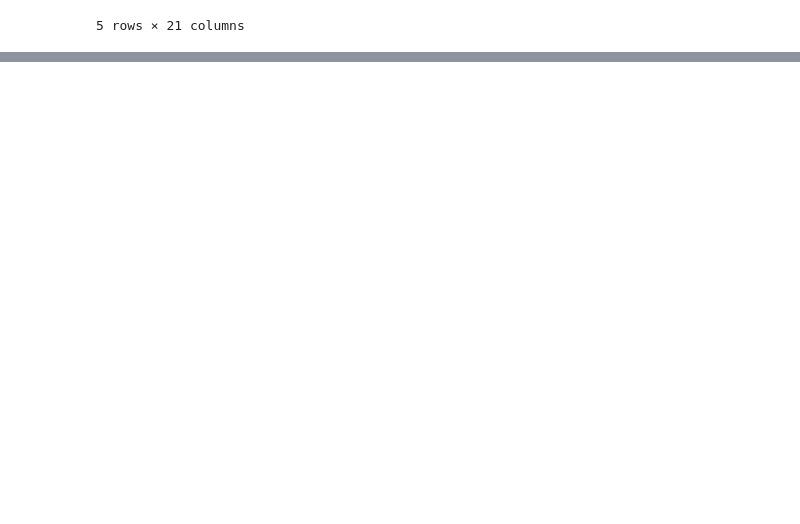
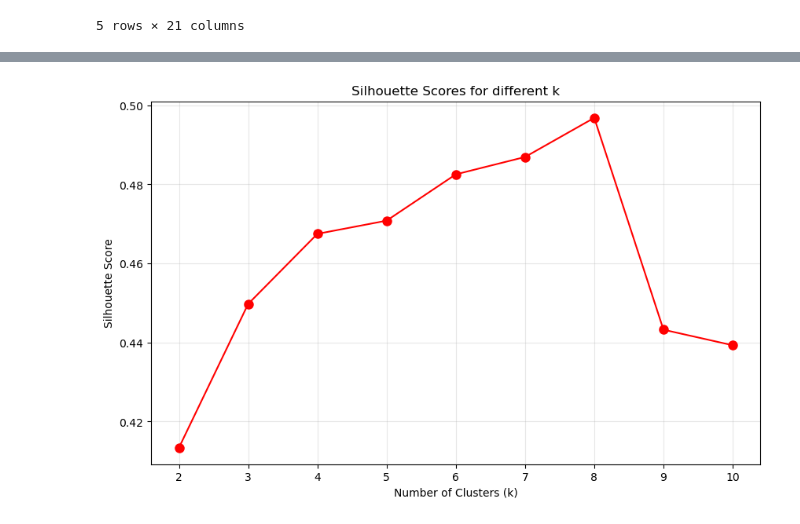
Before and after one commit to amberteetsel/substance-abuse-predictions, a Jupyter notebook: src/models/death_rate_models.ipynb, the cells around one changed output, grey strips where cells are left out. Drawn from its saved outputs; the diff is of its cells as text; code cells hidden in the pictures; blank space fills up the shorter version.

```diff
--- a/src/models/death_rate_models.ipynb
+++ b/src/models/death_rate_models.ipynb
@@ -526,0 +194,22 @@ fig.show()
+# %%
+# Silhouette Scores for different k
+
+sil_scores = []
+K_sil = range(2, 11)
+
+for k in K_sil:
+    km = KMeans(n_clusters=k, random_state=42, n_init=10)
+    labels = km.fit_predict(X)
+    sil_scores.append(silhouette_score(X, labels))
+
+# plot scores
+plt.figure(figsize=(10, 6))
+plt.plot(K_sil, sil_scores, 'ro-', markersize=8)
+plt.xlabel('Number of Clusters (k)')
+plt.ylabel('Silhouette Score')
+plt.title('Silhouette Scores for different k')
+plt.xticks(K_sil)
+plt.grid(True, alpha=0.3)
+plt.show()
+# %% [output]
+[figure, added]
```
Also changed, not shown: parts of 46 cells of this notebook, 1 other file.
